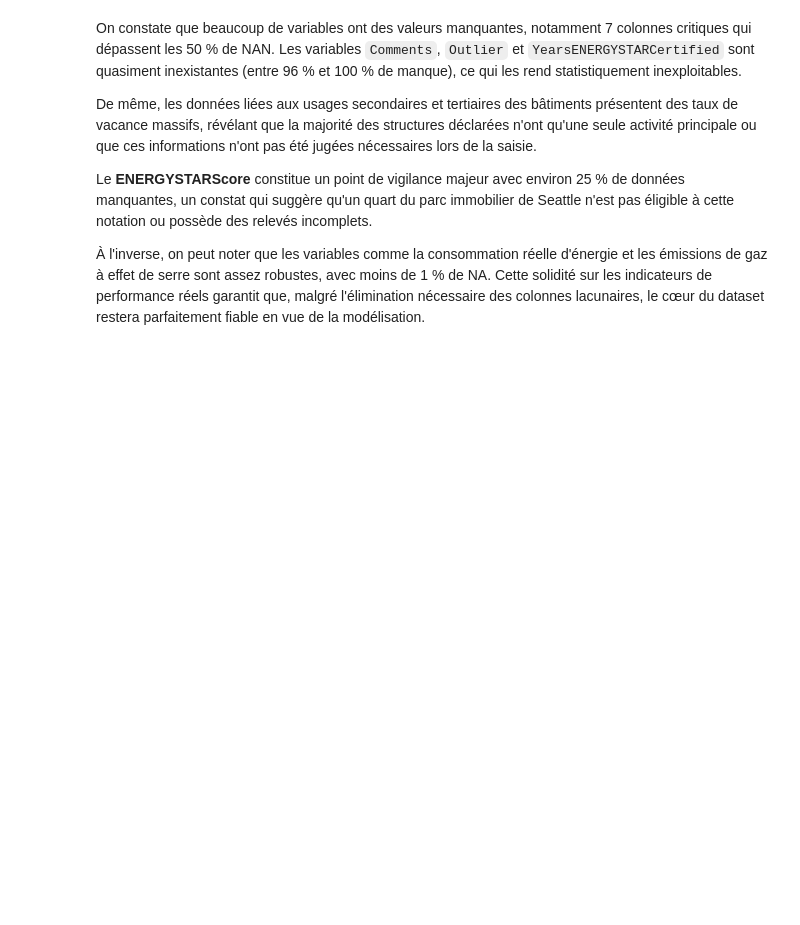
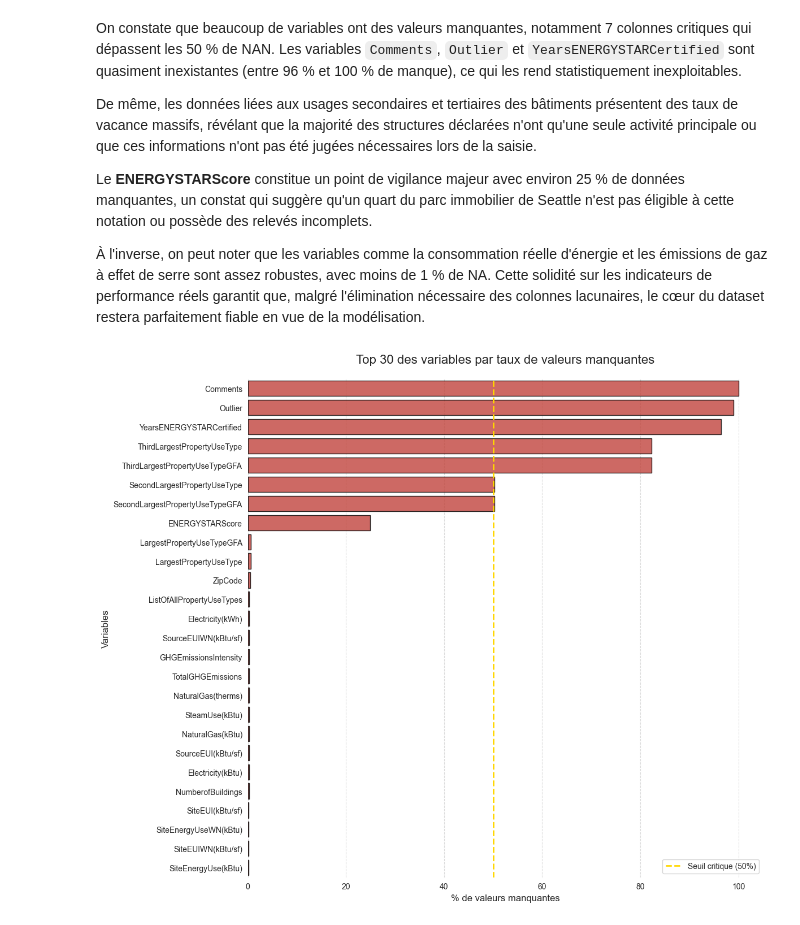
Before and after one commit to Ben10-som/ML-prediction-CO2, a Jupyter notebook: notebooks/01_data_quality_audit.ipynb, the cells around one changed output. Cells and saved outputs as stored; diff of their text form; code cells hidden in the pictures; blank space fills up the shorter version.

```diff
--- a/notebooks/01_data_quality_audit.ipynb
+++ b/notebooks/01_data_quality_audit.ipynb
@@ -171,3 +184,44 @@ De même, les données liées aux usages secondaires et tertiaires des bâtiment
 Le **ENERGYSTARScore** constitue un point de vigilance majeur avec environ 25 % de données manquantes, un constat qui suggère qu'un quart du parc immobilier de Seattle n'est pas éligible à cette notation ou possède des relevés incomplets.
 
 À l'inverse, on peut noter que les variables comme la consommation réelle d'énergie et les émissions de gaz à effet de serre sont assez robustes, avec moins de 1 % de NA. Cette solidité sur les indicateurs de performance réels garantit que, malgré l'élimination nécessaire des colonnes lacunaires, le cœur du dataset restera parfaitement fiable en vue de la modélisation.
+# %%
+# Graphique
+
+# Filtrage pour ne garder que les colonnes ayant des valeurs manquantes
+missing_data_plot = missing_df[missing_df['% Missing'] > 0].head(30)
+
+# Création du graphique
+plt.figure(figsize=(12, 10))
+sns.set_style("white")
+
+#
+barplot = sns.barplot(
+    data=missing_data_plot,
+    x='% Missing',
+    y='Column',
+    color='#d73027',
+    edgecolor='black',
+    alpha=0.8
+)
+
+# Ajout d'une ligne de seuil à 50%
+plt.axvline(x=50, color='gold', linestyle='--', linewidth=2, label='Seuil critique (50%)')
+
+# Personnalisation
+plt.title('Top 30 des variables par taux de valeurs manquantes', fontsize=16, pad=20)
+plt.xlabel('% de valeurs manquantes', fontsize=12)
+plt.ylabel('Variables', fontsize=12)
+plt.legend(loc='lower right', frameon=True)
+
+# Ajout d'une grille légère sur l'axe X uniquement
+plt.grid(axis='x', linestyle='--', alpha=0.7)
+sns.despine(left=True, bottom=True)
+
+# Exportation du graphique
+plt.tight_layout()
+plt.savefig('../figures/notebook_1/01_data_NA_bar.png', dpi=300, bbox_inches='tight')
+plt.show()
+
+logger.info("Graphique des NA : ../figures/notebook_1/01_data_NA_bar.png")
+# %% [output]
+[figure, added]
```
Also changed, not shown: parts of 31 cells of this notebook, 22 other files.
